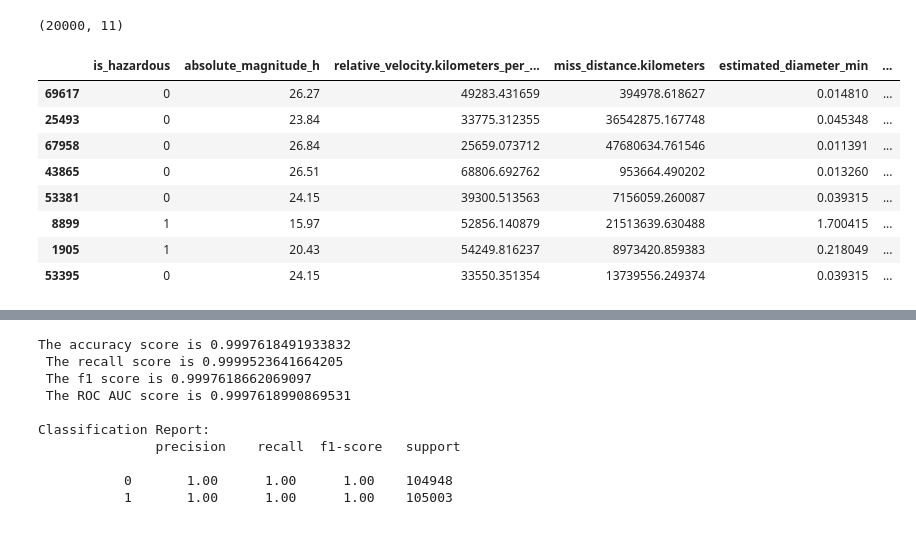
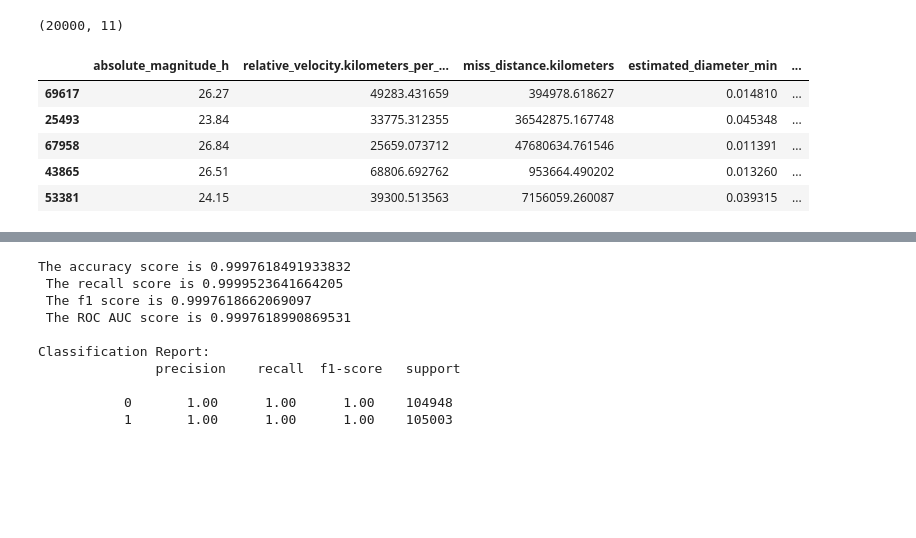
Before and after one commit to PBustamante65/NEO, a Jupyter notebook: API_test/classtest/test.ipynb, the cells around one changed output, grey strips where cells are left out. Saved outputs shown, nothing was run; the diff lists cells and outputs as text; code cells hidden in the pictures; blank space fills up the shorter version.

```diff
--- a/API_test/classtest/test.ipynb
+++ b/API_test/classtest/test.ipynb
@@ -1343,17 +1261,15 @@ X_train_sample.shape
 (20000, 11)
 # %%
 pdpred = df.iloc[[69617, 25493, 67958, 43865, 53381, 8899, 1905, 53395]]
-pdpred
+pdpred = pdpred.drop(columns=['is_hazardous'])
+pdpred.head()
 # %% [output]
-|  | is_hazardous | absolute_magnitude_h | relative_velocity.kilometers_per_... | miss_distance.kilometers | estimated_diameter_min | ... |
-| 69617 | 0 | 26.27 | 49283.431659 | 394978.618627 | 0.014810 | ... |
-| 25493 | 0 | 23.84 | 33775.312355 | 36542875.167748 | 0.045348 | ... |
-| 67958 | 0 | 26.84 | 25659.073712 | 47680634.761546 | 0.011391 | ... |
-| 43865 | 0 | 26.51 | 68806.692762 | 953664.490202 | 0.013260 | ... |
-| 53381 | 0 | 24.15 | 39300.513563 | 7156059.260087 | 0.039315 | ... |
-| 8899 | 1 | 15.97 | 52856.140879 | 21513639.630488 | 1.700415 | ... |
-| 1905 | 1 | 20.43 | 54249.816237 | 8973420.859383 | 0.218049 | ... |
-| 53395 | 0 | 24.15 | 33550.351354 | 13739556.249374 | 0.039315 | ... |
+|  | absolute_magnitude_h | relative_velocity.kilometers_per_... | miss_distance.kilometers | estimated_diameter_min | ... |
+| 69617 | 26.27 | 49283.431659 | 394978.618627 | 0.014810 | ... |
+| 25493 | 23.84 | 33775.312355 | 36542875.167748 | 0.045348 | ... |
+| 67958 | 26.84 | 25659.073712 | 47680634.761546 | 0.011391 | ... |
+| 43865 | 26.51 | 68806.692762 | 953664.490202 | 0.013260 | ... |
+| 53381 | 24.15 | 39300.513563 | 7156059.260087 | 0.039315 | ... |
 # %%
 log_reg = LogRegression(X_train_sample, X_test, y_train_sample, y_test)
 
```
Also changed, not shown: parts of 4 cells of this notebook, 5 other files.
